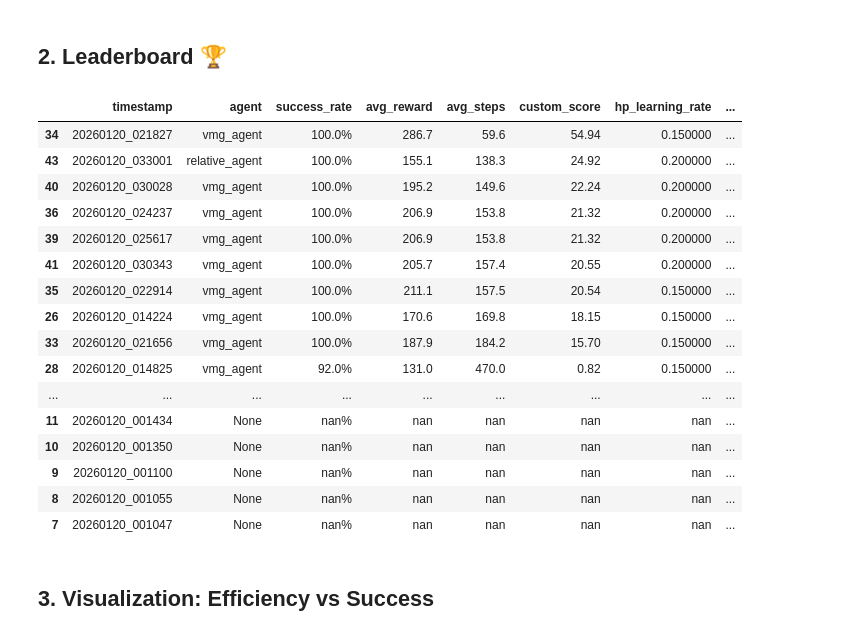
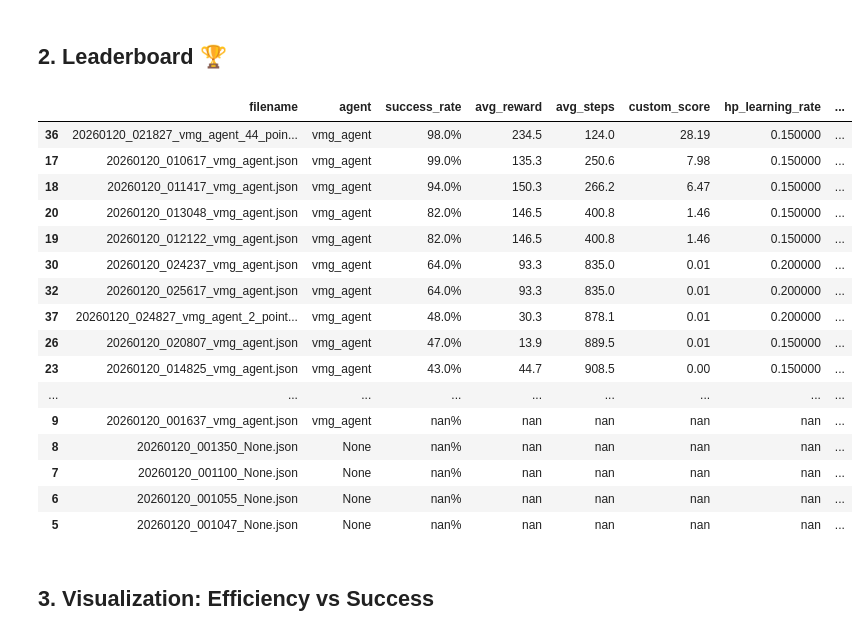
Before and after one commit to RaniaZougari/RL_Sailing_Challenge, a Jupyter notebook: notebooks/compare_models.ipynb, the cells around one changed output. Drawn from its saved outputs; the diff is of its cells as text; code cells hidden in the pictures.

Commit message:
feat: add evaluations

```diff
--- a/notebooks/compare_models.ipynb
+++ b/notebooks/compare_models.ipynb
@@ -40,14 +130,13 @@ def load_results(results_dir="../results"):
                 }
 
                 # Add Evaluation Metrics (Overall)
-                if 'evaluation' in result and 'training_1' in result['evaluation']:
+                if 'evaluation' in result:
                     # Assumes training_1 is present, or takes limits
                     # Ideally we want overall averaged metrics if available
                     # Let's try to find the 'overall' like stats if they were saved, or take average of scenarios
 
                     # Check if we have the structured overall stats from recent update
-                    first_scenario = list(result['evaluation'].keys())[0]
-                    eval_data = result['evaluation'][first_scenario]
+                    eval_data = result['evaluation']["static_headwind"]
 
                     entry['success_rate'] = eval_data.get('success_rate', 0) * 100 if eval_data.get('success_rate', 0) <= 1.0 else eval_data.get('success_rate', 0)
                     entry['avg_reward'] = eval_data.get('mean_reward', 0)
@@ -93,41 +188,41 @@ Loaded 44 results.
 # %%
 if not df.empty:
     # Select relevant columns for leaderboard
-    cols = ['timestamp', 'agent', 'success_rate', 'avg_reward', 'avg_steps', 'custom_score']
+    cols = ['filename', 'agent', 'success_rate', 'avg_reward', 'avg_steps', 'custom_score']
     # Add hyperparam cols if they exist
     hp_cols = [c for c in df.columns if c.startswith('hp_')]
     cols.extend(hp_cols)
 
     leaderboard = df[cols].sort_values('custom_score', ascending=False)
 
     # Styling
     def highlight_best(s):
         is_max = s == s.max()
         return ['background-color: lightgreen' if v else '' for v in is_max]
 
     display(leaderboard.style.background_gradient(subset=['custom_score', 'success_rate'], cmap='Greens')\
                              .background_gradient(subset=['avg_steps'], cmap='Reds')\
                              .format({'success_rate': '{:.1f}%', 'avg_reward': '{:.1f}', 'avg_steps': '{:.1f}', 'custom_score': '{:.2f}'}))
 else:
     print("No data available.")
 # %% [output]
-|  | timestamp | agent | success_rate | avg_reward | avg_steps | custom_score | hp_learning_rate | ... |
-| 34 | 20260120_021827 | vmg_agent | 100.0% | 286.7 | 59.6 | 54.94 | 0.150000 | ... |
-| 43 | 20260120_033001 | relative_agent | 100.0% | 155.1 | 138.3 | 24.92 | 0.200000 | ... |
-| 40 | 20260120_030028 | vmg_agent | 100.0% | 195.2 | 149.6 | 22.24 | 0.200000 | ... |
-| 36 | 20260120_024237 | vmg_agent | 100.0% | 206.9 | 153.8 | 21.32 | 0.200000 | ... |
-| 39 | 20260120_025617 | vmg_agent | 100.0% | 206.9 | 153.8 | 21.32 | 0.200000 | ... |
-| 41 | 20260120_030343 | vmg_agent | 100.0% | 205.7 | 157.4 | 20.55 | 0.200000 | ... |
-| 35 | 20260120_022914 | vmg_agent | 100.0% | 211.1 | 157.5 | 20.54 | 0.150000 | ... |
-| 26 | 20260120_014224 | vmg_agent | 100.0% | 170.6 | 169.8 | 18.15 | 0.150000 | ... |
-| 33 | 20260120_021656 | vmg_agent | 100.0% | 187.9 | 184.2 | 15.70 | 0.150000 | ... |
-| 28 | 20260120_014825 | vmg_agent | 92.0% | 131.0 | 470.0 | 0.82 | 0.150000 | ... |
+|  | filename | agent | success_rate | avg_reward | avg_steps | custom_score | hp_learning_rate | ... |
+| 36 | 20260120_021827_vmg_agent_44_poin... | vmg_agent | 98.0% | 234.5 | 124.0 | 28.19 | 0.150000 | ... |
+| 17 | 20260120_010617_vmg_agent.json | vmg_agent | 99.0% | 135.3 | 250.6 | 7.98 | 0.150000 | ... |
+| 18 | 20260120_011417_vmg_agent.json | vmg_agent | 94.0% | 150.3 | 266.2 | 6.47 | 0.150000 | ... |
+| 20 | 20260120_013048_vmg_agent.json | vmg_agent | 82.0% | 146.5 | 400.8 | 1.46 | 0.150000 | ... |
+| 19 | 20260120_012122_vmg_agent.json | vmg_agent | 82.0% | 146.5 | 400.8 | 1.46 | 0.150000 | ... |
+| 30 | 20260120_024237_vmg_agent.json | vmg_agent | 64.0% | 93.3 | 835.0 | 0.01 | 0.200000 | ... |
+| 32 | 20260120_025617_vmg_agent.json | vmg_agent | 64.0% | 93.3 | 835.0 | 0.01 | 0.200000 | ... |
+| 37 | 20260120_024827_vmg_agent_2_point... | vmg_agent | 48.0% | 30.3 | 878.1 | 0.01 | 0.200000 | ... |
+| 26 | 20260120_020807_vmg_agent.json | vmg_agent | 47.0% | 13.9 | 889.5 | 0.01 | 0.150000 | ... |
+| 23 | 20260120_014825_vmg_agent.json | vmg_agent | 43.0% | 44.7 | 908.5 | 0.00 | 0.150000 | ... |
 | ... | ... | ... | ... | ... | ... | ... | ... | ... |
-| 11 | 20260120_001434 | None | nan% | nan | nan | nan | nan | ... |
-| 10 | 20260120_001350 | None | nan% | nan | nan | nan | nan | ... |
-| 9 | 20260120_001100 | None | nan% | nan | nan | nan | nan | ... |
-| 8 | 20260120_001055 | None | nan% | nan | nan | nan | nan | ... |
-| 7 | 20260120_001047 | None | nan% | nan | nan | nan | nan | ... |
+| 9 | 20260120_001637_vmg_agent.json | vmg_agent | nan% | nan | nan | nan | nan | ... |
+| 8 | 20260120_001350_None.json | None | nan% | nan | nan | nan | nan | ... |
+| 7 | 20260120_001100_None.json | None | nan% | nan | nan | nan | nan | ... |
+| 6 | 20260120_001055_None.json | None | nan% | nan | nan | nan | nan | ... |
+| 5 | 20260120_001047_None.json | None | nan% | nan | nan | nan | nan | ... |
 # %% [markdown]
 ## 3. Visualization: Efficiency vs Success
 # %%
```
Also changed, not shown: parts of 4 cells of this notebook, 34 other files.
